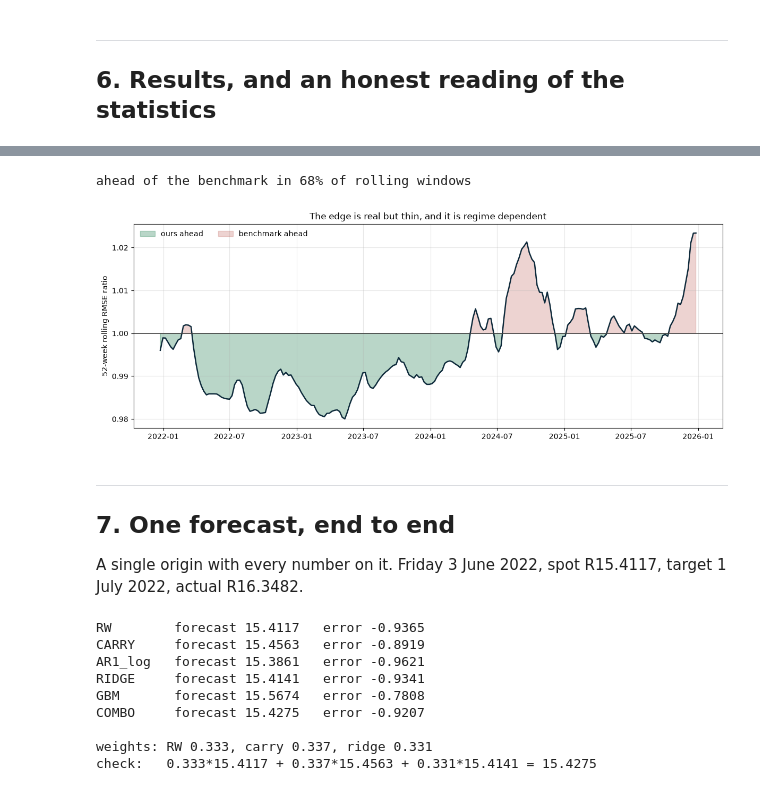
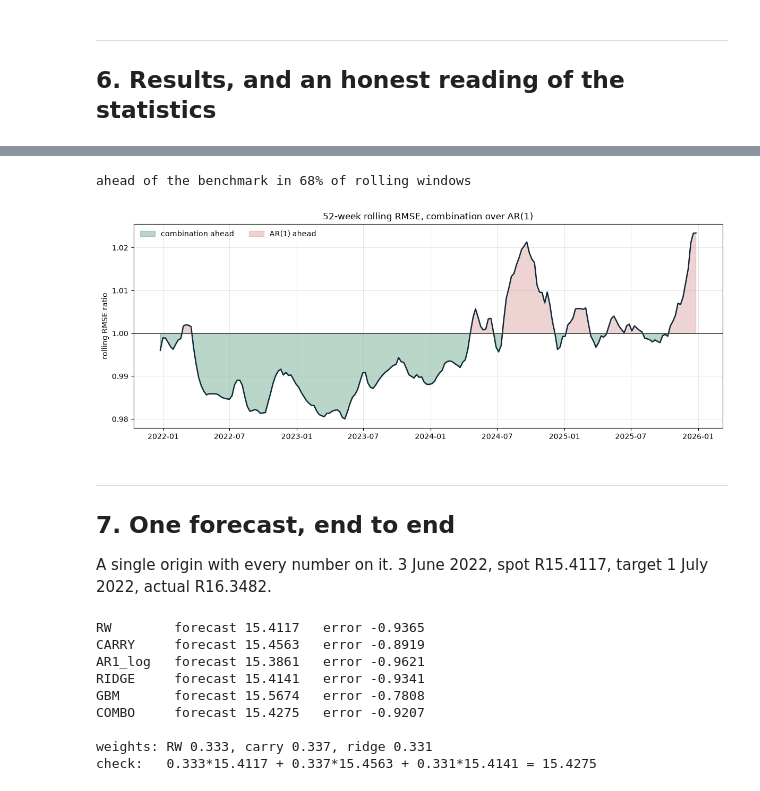
Before and after one commit to Aakashanil67/usdzar-forecasting, a Jupyter notebook: notebooks/walkthrough.ipynb, the cells around one changed output, grey strips where cells are left out. Saved outputs shown, nothing was run; the diff lists cells and outputs as text; code cells hidden in the pictures.

```diff
--- a/notebooks/walkthrough.ipynb
+++ b/notebooks/walkthrough.ipynb
@@ -219,7 +231,7 @@ this one mistake.
 # %%
 rows = []
 base = metrics["AR1_log"]["rmse"]
-for m in ["AR1_log", "RW", "CARRY", "RIDGE", "GBM", "COMBO"]:
+for m in ["AR1_log", "RW", "CARRY", "RIDGE", "GBM", "COMBO", "EQUAL3"]:
     rows.append({
         "model": m,
         "RMSE": round(metrics[m]["rmse"], 4),
@@ -274,32 +291,32 @@ the margin really is.
 # %%
 win = 52
 roll = {m: np.sqrt(pd.Series((log[m] - log["realized"]).values ** 2,
                              index=log.origin).rolling(win).mean())
         for m in ["COMBO", "AR1_log"]}
 ratio = (roll["COMBO"] / roll["AR1_log"]).dropna()
 
 fig, ax = plt.subplots(figsize=(12, 4.6))
 ax.fill_between(ratio.index, 1, ratio.values, where=(ratio.values < 1),
-                color="#1A7A4A", alpha=0.3, interpolate=True, label="ours ahead")
+                color="#1A7A4A", alpha=0.3, interpolate=True, label="combination ahead")
 ax.fill_between(ratio.index, 1, ratio.values, where=(ratio.values >= 1),
-                color="#B03A2E", alpha=0.22, interpolate=True, label="benchmark ahead")
+                color="#B03A2E", alpha=0.22, interpolate=True, label="AR(1) ahead")
 ax.plot(ratio.index, ratio.values, color="#0E2A3B", lw=1.8)
 ax.axhline(1, color="#444444", lw=1.2)
-ax.set_ylabel("52-week rolling RMSE ratio")
-ax.set_title("The edge is real but thin, and it is regime dependent", fontsize=12.5)
+ax.set_ylabel("rolling RMSE ratio")
+ax.set_title("52-week rolling RMSE, combination over AR(1)", fontsize=12.5)
 ax.legend(frameon=False, ncol=2)
 ax.grid(alpha=0.3)
 fig.tight_layout()
 
 print(f"ahead of the benchmark in {100 * (ratio < 1).mean():.0f}% of rolling windows")
 # %% [output]
 ahead of the benchmark in 68% of rolling windows
-[figure, old version]
+[figure, new version]
 # %% [markdown]
 ---
 ## 7. One forecast, end to end
 
-A single origin with every number on it. Friday 3 June 2022, spot R15.4117, target
+A single origin with every number on it. 3 June 2022, spot R15.4117, target
 1 July 2022, actual R16.3482.
 # %%
 r = log[log.origin == "2022-06-03"].iloc[0]
```
Also changed, not shown: parts of 19 cells of this notebook, 26 other files.
